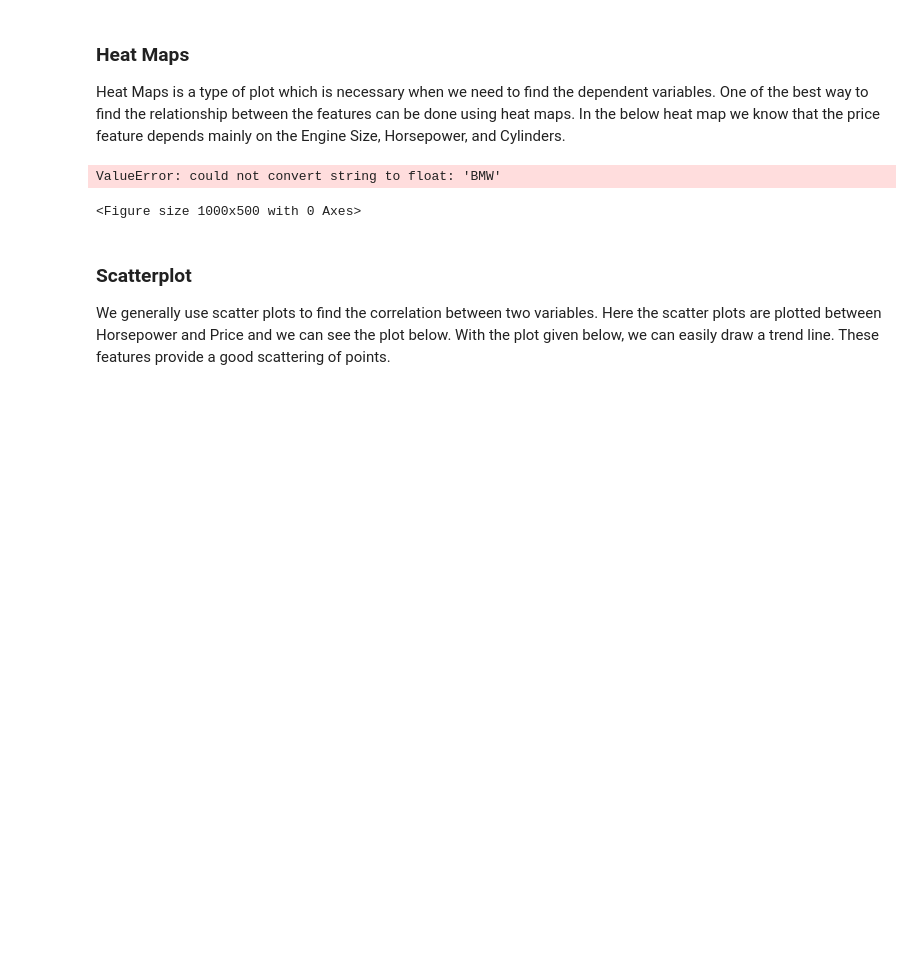
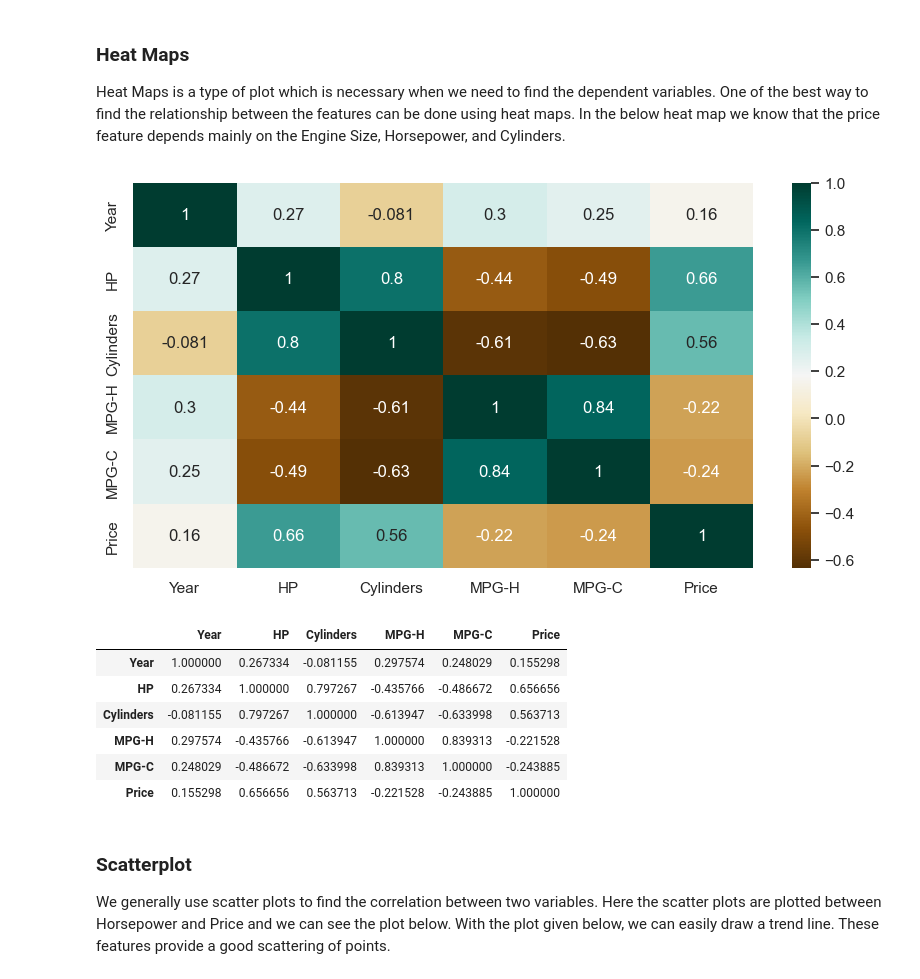
Before and after one commit to susi8792/SEIS631-Group-4-Project, a Jupyter notebook: intro-to-exploratory-data-analysis-eda-in-python.ipynb, the cells around one changed output. Saved outputs shown, nothing was run; the diff lists cells and outputs as text; code cells hidden in the pictures; blank space fills up the shorter version.

Commit message:
One more fix for the heatmap

```diff
--- a/intro-to-exploratory-data-analysis-eda-in-python.ipynb
+++ b/intro-to-exploratory-data-analysis-eda-in-python.ipynb
@@ -330,14 +330,37 @@ plt.xlabel('Make');
 ### Heat Maps
 
 Heat Maps is a type of plot which is necessary when we need to find the dependent variables. One of the best way to find the relationship between the features can be done using heat maps. In the below heat map we know that the price feature depends mainly on the Engine Size, Horsepower, and Cylinders.
-# %%
-plt.figure(figsize=(10,5))
-c= df.corr()
-sns.heatmap(c,cmap="BrBG",annot=True)
-c
-# %% [output]
-ValueError: could not convert string to float: 'BMW'
-<Figure size 1000x500 with 0 Axes>
+# %%
+# plt.figure(figsize=(10,5))
+# c= df.corr()
+# sns.heatmap(c,cmap="BrBG",annot=True)
+# c
+
+# Another fix to get this working (Jason)
+import matplotlib.pyplot as plt
+import seaborn as sns
+
+plt.figure(figsize=(10, 5))
+
+# Select only numeric columns for correlation calculation
+numeric_df = df.select_dtypes(include=[float, int])
+c = numeric_df.corr()
+
+# Plot the heatmap
+sns.heatmap(c, cmap="BrBG", annot=True)
+plt.show()
+
+# Display the correlation matrix
+c
+# %% [output]
+[figure, added]
+|  | Year | HP | Cylinders | MPG-H | MPG-C | Price |
+| Year | 1.000000 | 0.267334 | -0.081155 | 0.297574 | 0.248029 | 0.155298 |
+| HP | 0.267334 | 1.000000 | 0.797267 | -0.435766 | -0.486672 | 0.656656 |
+| Cylinders | -0.081155 | 0.797267 | 1.000000 | -0.613947 | -0.633998 | 0.563713 |
+| MPG-H | 0.297574 | -0.435766 | -0.613947 | 1.000000 | 0.839313 | -0.221528 |
+| MPG-C | 0.248029 | -0.486672 | -0.633998 | 0.839313 | 1.000000 | -0.243885 |
+| Price | 0.155298 | 0.656656 | 0.563713 | -0.221528 | -0.243885 | 1.000000 |
 # %% [markdown]
 ### Scatterplot
 
```
Also changed, not shown: parts of 1 cell of this notebook.
